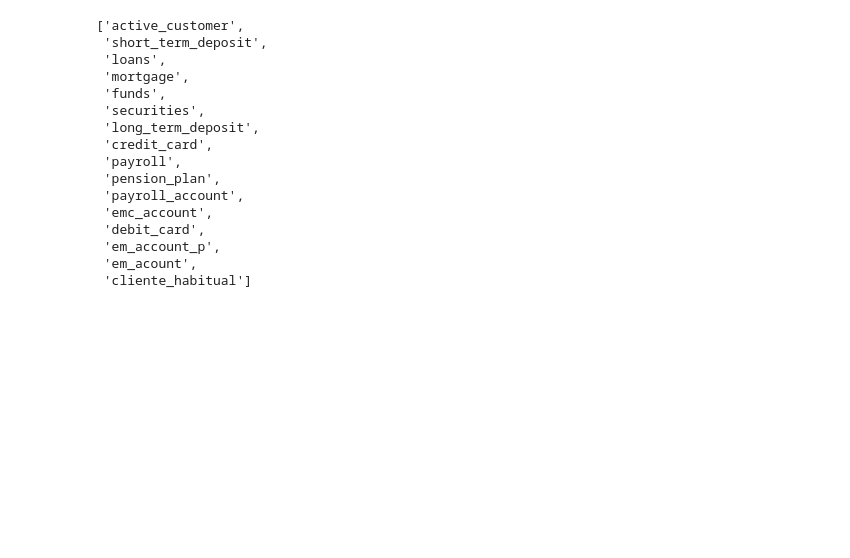
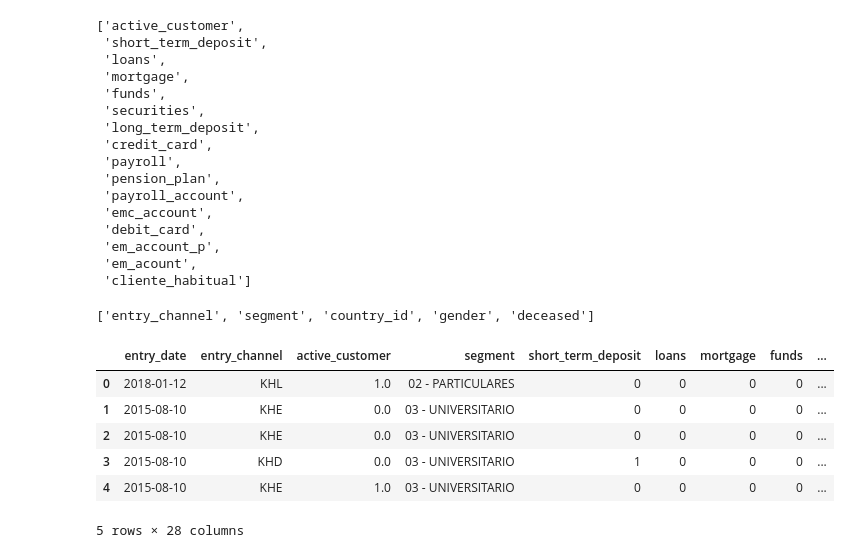
Before and after one commit to dgonzalezDS/DscTfm, a Jupyter notebook: df_unido.ipynb, the cells around one changed output. Saved outputs shown, nothing was run; the diff lists cells and outputs as text; code cells hidden in the pictures; blank space fills up the shorter version.

```diff
--- a/df_unido.ipynb
+++ b/df_unido.ipynb
@@ -521,3 +551,20 @@ lbool
  'em_account_p',
  'em_acount',
  'cliente_habitual']
+# %%
+lcat
+# %% [output]
+['entry_channel', 'segment', 'country_id', 'gender', 'deceased']
+# %%
+# Mapeamos la columna 'gender' para hacerla booleana y asignar los valores {'H': 0, 'V': 1}
+df['gender'] = df['gender'].map({'H': 0, 'V': 1})
+# %%
+df.head()
+# %% [output]
+|  | entry_date | entry_channel | active_customer | segment | short_term_deposit | loans | mortgage | funds | ... |
+| 0 | 2018-01-12 | KHL | 1.0 | 02 - PARTICULARES | 0 | 0 | 0 | 0 | ... |
+| 1 | 2015-08-10 | KHE | 0.0 | 03 - UNIVERSITARIO | 0 | 0 | 0 | 0 | ... |
+| 2 | 2015-08-10 | KHE | 0.0 | 03 - UNIVERSITARIO | 0 | 0 | 0 | 0 | ... |
+| 3 | 2015-08-10 | KHD | 0.0 | 03 - UNIVERSITARIO | 1 | 0 | 0 | 0 | ... |
+| 4 | 2015-08-10 | KHE | 1.0 | 03 - UNIVERSITARIO | 0 | 0 | 0 | 0 | ... |
+5 rows × 28 columns
```
Also changed, not shown: parts of 11 cells of this notebook.
